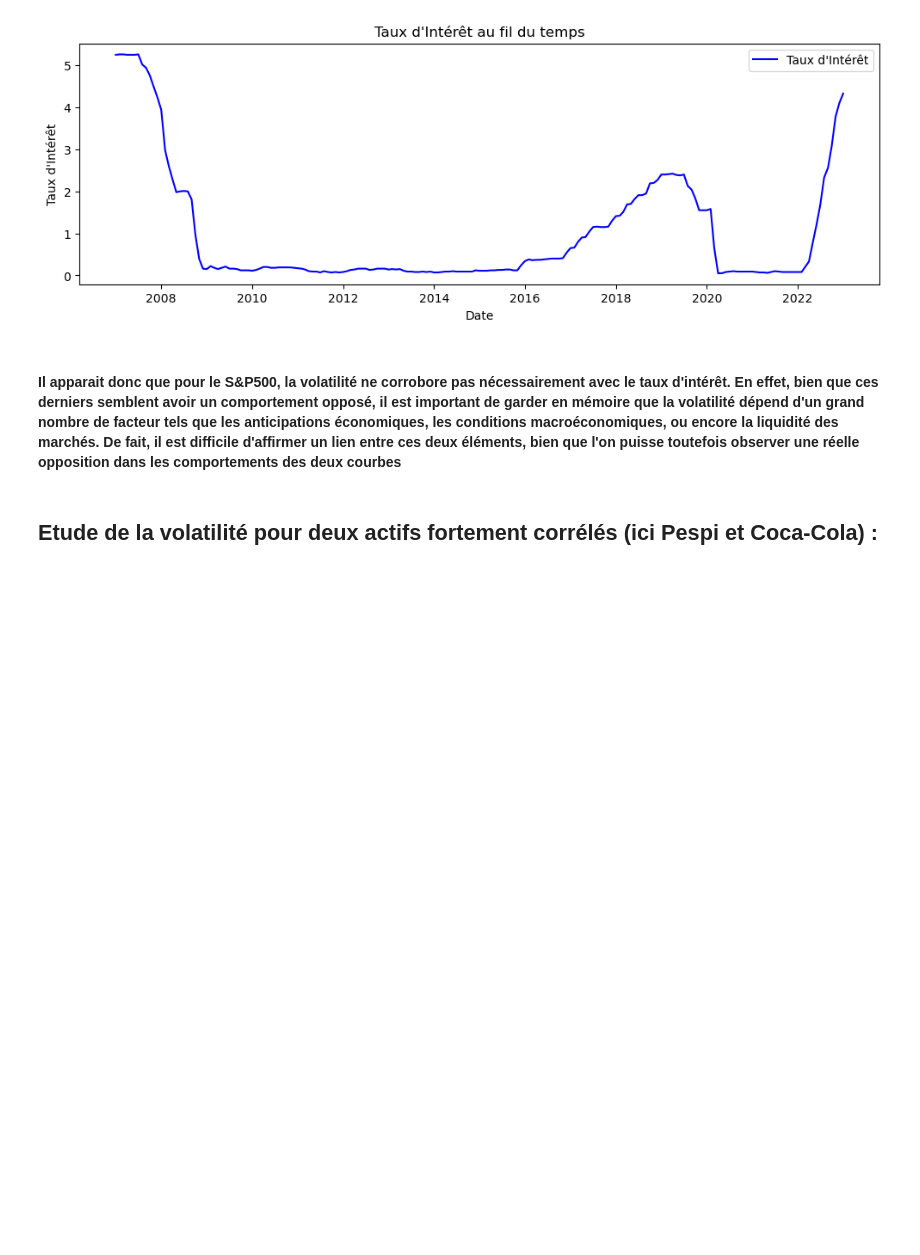
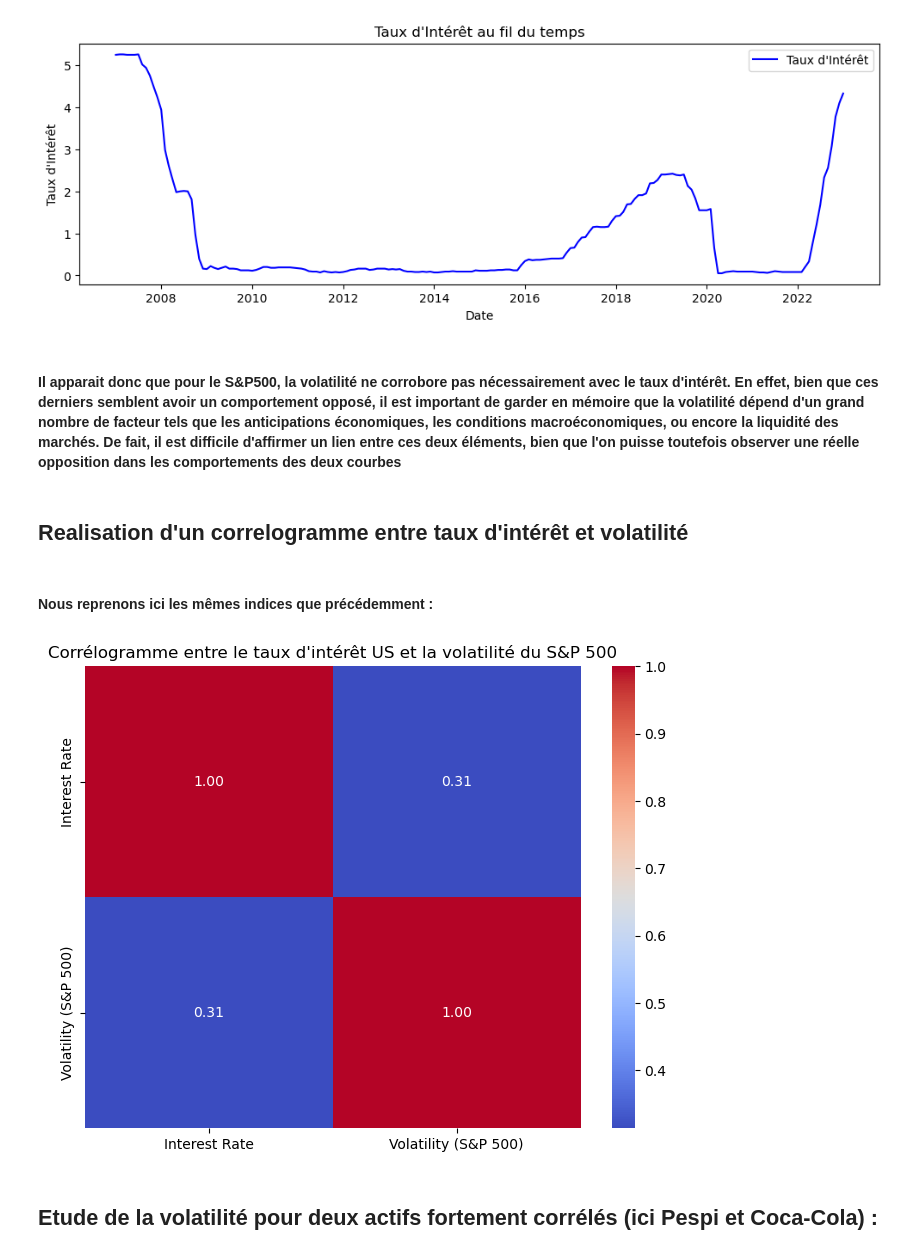
Before and after one commit to RyanSAMAMA/Ensae_projetMDR, a Jupyter notebook: faconbrouillon.ipynb, the cells around one changed output. Drawn from its saved outputs; the diff is of its cells as text; code cells hidden in the pictures; blank space fills up the shorter version.

Commit message:
vol et graphe (rajout du correlogramme)

```diff
--- a/faconbrouillon.ipynb
+++ b/faconbrouillon.ipynb
@@ -135,3 +139,31 @@ DATE
 [figure]
 # %% [markdown]
 #### Il apparait donc que pour le S&P500, la volatilité ne corrobore pas nécessairement avec le taux d'intérêt. En effet, bien que ces derniers semblent avoir un comportement opposé, il est important de garder en mémoire que la volatilité dépend d'un grand nombre de facteur tels que les anticipations économiques, les conditions macroéconomiques, ou encore la liquidité des marchés. De fait, il est difficile d'affirmer un lien entre ces deux éléments, bien que l'on puisse toutefois observer une réelle opposition dans les comportements des deux courbes
+# %% [markdown]
+## Realisation d'un correlogramme entre taux d'intérêt et volatilité
+# %% [markdown]
+#### Nous reprenons ici les mêmes indices que précédemment :
+# %%
+# Fonction pour récupérer les données
+def get_data(ticker, start, end):
+    data = yf.download(ticker, start=start, end=end, progress=False)
+    return data['Close']
+
+start_date = "2010-01-01"
+end_date = "2022-01-01"
+interest_rate_ticker = "^IRX"
+volatility_ticker = "^GSPC"
+
+# Récupération des données et calcul de la correlation
+interest_rate_data = get_data(interest_rate_ticker, start_date, end_date)
+volatility_data = get_data(volatility_ticker, start_date, end_date)
+df = pd.DataFrame({'Interest Rate': interest_rate_data, 'Volatility (S&P 500)': volatility_data})
+correlation_matrix = df.corr()
+
+# Création du correlogramme avec Seaborn
+plt.figure(figsize=(8, 6))
+sns.heatmap(correlation_matrix, annot=True, cmap='coolwarm', fmt=".2f")
+plt.title('Corrélogramme entre le taux d\'intérêt US et la volatilité du S&P 500')
+plt.show()
+# %% [output]
+[figure, added]
```
Also changed, not shown: parts of 10 cells of this notebook.
